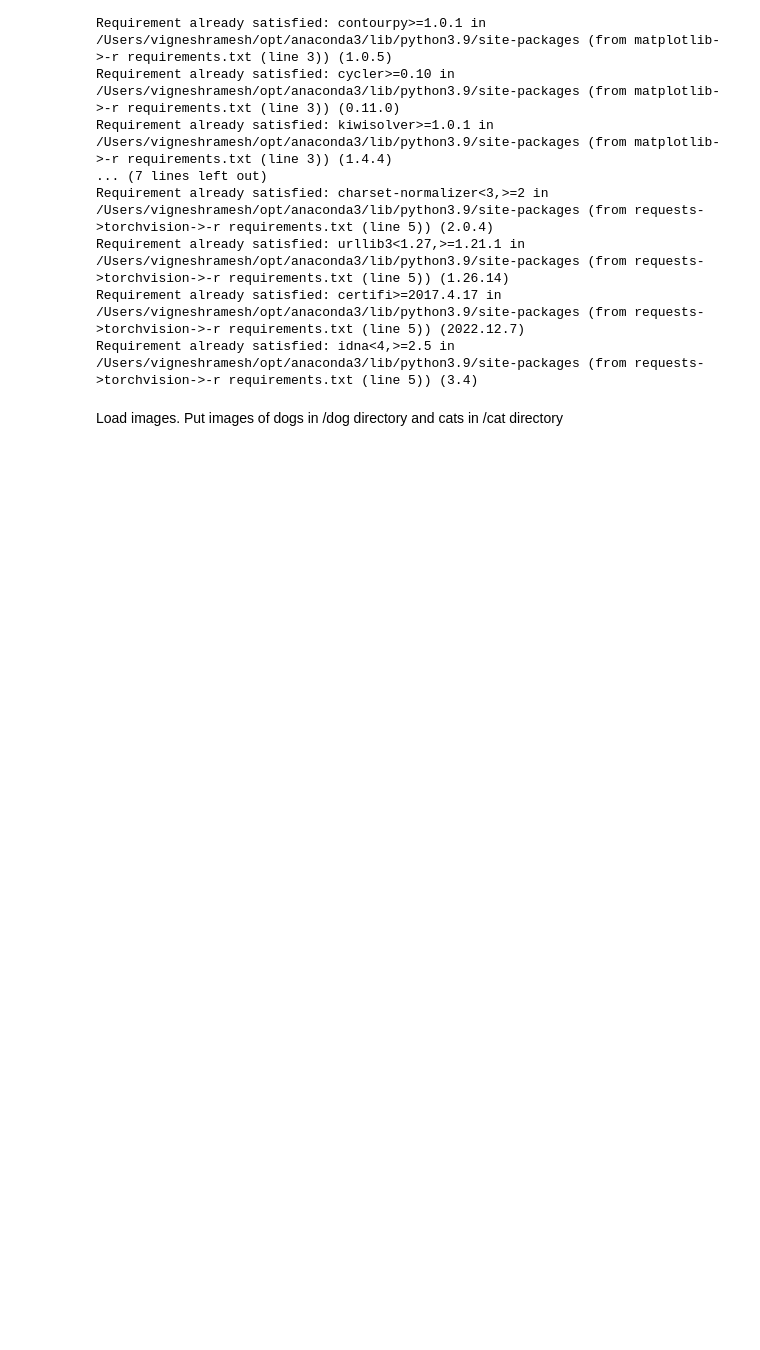
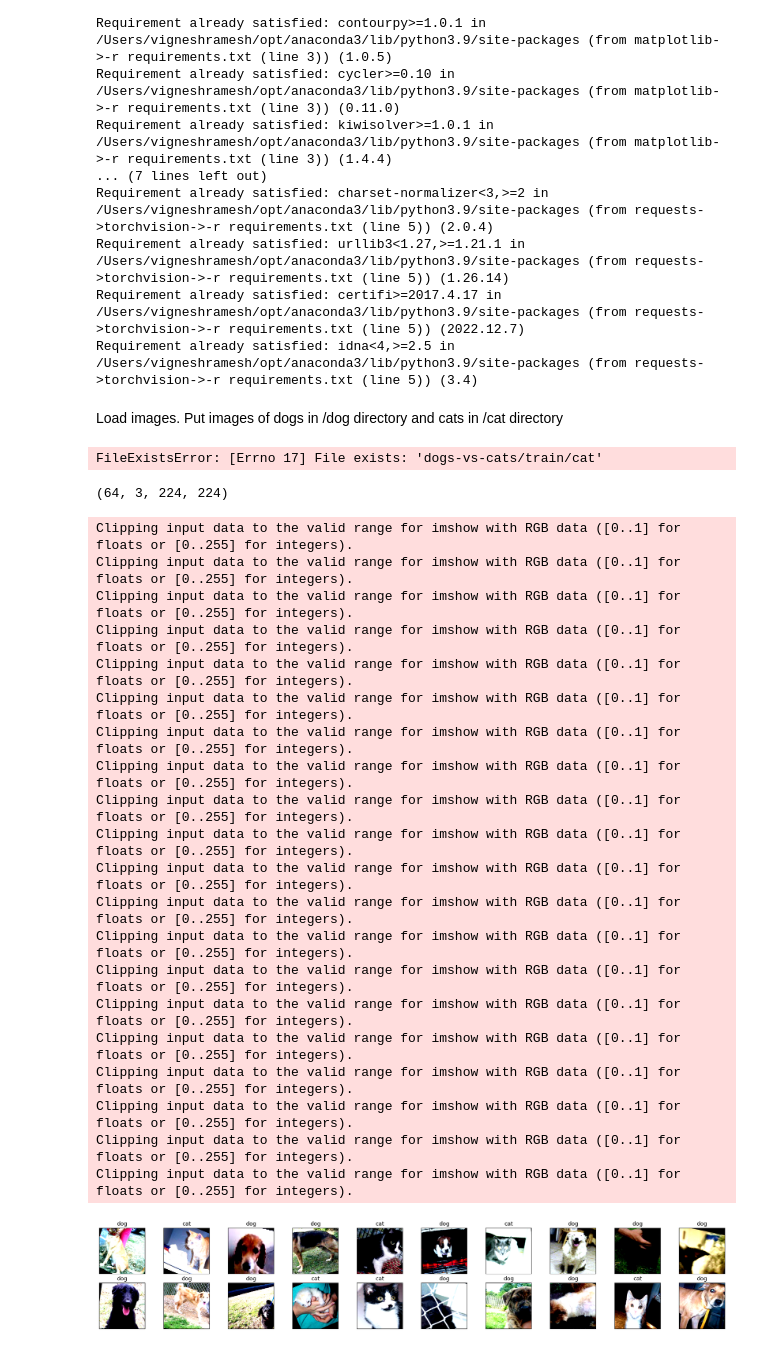
Before and after one commit to rasaviharhouse/cat_or_dog, a Jupyter notebook: cat_or_dog_kaggle_cnn_1.ipynb, the cells around one changed output. Cells and saved outputs as stored; diff of their text form; code cells hidden in the pictures; blank space fills up the shorter version.

Commit message:
Visualize training dataset

```diff
--- a/cat_or_dog_kaggle_cnn_1.ipynb
+++ b/cat_or_dog_kaggle_cnn_1.ipynb
@@ -49,6 +48,7 @@ from torchinfo import summary
 Load images. Put images of dogs in /dog directory and cats in /cat directory
 # %%
 data_dir = 'dogs-vs-cats/train'
+test_dir = 'dogs-vs-cats/test1'
 
 src_files = os.listdir(data_dir)
 os.mkdir('dogs-vs-cats/train/cat')
@@ -61,6 +61,8 @@ for file_name in src_files:
             shutil.move(full_file_name, data_dir + '/dog')
         else:
             shutil.move(full_file_name, data_dir + '/cat')
+# %% [output]
+FileExistsError: [Errno 17] File exists: 'dogs-vs-cats/train/cat'
 # %%
 # Check if any image is corrupted
 def is_image_corrupted(image_path):
@@ -84,0 +88,64 @@ check_image_dir(data_dir + '/dog')
+# %%
+# Define transforms for the training data and testing data
+train_transforms = transforms.Compose([transforms.RandomRotation(30),
+                                       transforms.RandomResizedCrop(224),
+                                       transforms.RandomHorizontalFlip(),
+                                       transforms.ToTensor(),
+                                       transforms.Normalize(mean=[0.485, 0.456, 0.406],
+                                                            std=[0.229, 0.224, 0.225])])
+
+test_transforms = transforms.Compose([transforms.Resize(255),
+                                      transforms.CenterCrop(224),
+                                      transforms.ToTensor(),
+                                      transforms.Normalize(mean=[0.485, 0.456, 0.406],
+                                                           std=[0.229, 0.224, 0.225])])
+
+train_data = datasets.ImageFolder(data_dir, transform=train_transforms)
+# test_data = datasets.ImageFolder(test_dir, transform=test_transforms)
+
+trainloader = torch.utils.data.DataLoader(train_data, batch_size=64, shuffle=True)
+# testloader = torch.utils.data.DataLoader(test_data, batch_size=64)
+# %%
+# helper function to un-normalize and display an image
+def imshow(img):
+    img = img / 2 + 0.5  # unnormalize
+    plt.imshow(np.transpose(img, (1, 2, 0)))  # convert from Tensor image
+# %%
+# obtain one batch of training images
+dataiter = iter(trainloader)
+images, labels = dataiter.next()
+images = images.numpy() # convert images to numpy for display
+images.shape # (number of examples: 20, number of channels: 3, pixel sizes: 32x32)
+# %% [output]
+(64, 3, 224, 224)
+# %%
+# plot the images in the batch, along with the corresponding labels
+fig = plt.figure(figsize=(25, 4))
+# display 20 images
+label_class = (lambda x: 'cat' if x==0 else 'dog')
+for idx in np.arange(20):
+    ax = fig.add_subplot(2, 20//2, idx+1, xticks=[], yticks=[])
+    imshow(images[idx])
+    ax.set_title(label_class(labels[idx]))
+# %% [output]
+Clipping input data to the valid range for imshow with RGB data ([0..1] for floats or [0..255] for integers).
+Clipping input data to the valid range for imshow with RGB data ([0..1] for floats or [0..255] for integers).
+Clipping input data to the valid range for imshow with RGB data ([0..1] for floats or [0..255] for integers).
+Clipping input data to the valid range for imshow with RGB data ([0..1] for floats or [0..255] for integers).
+Clipping input data to the valid range for imshow with RGB data ([0..1] for floats or [0..255] for integers).
+Clipping input data to the valid range for imshow with RGB data ([0..1] for floats or [0..255] for integers).
+Clipping input data to the valid range for imshow with RGB data ([0..1] for floats or [0..255] for integers).
+Clipping input data to the valid range for imshow with RGB data ([0..1] for floats or [0..255] for integers).
+Clipping input data to the valid range for imshow with RGB data ([0..1] for floats or [0..255] for integers).
+Clipping input data to the valid range for imshow with RGB data ([0..1] for floats or [0..255] for integers).
+Clipping input data to the valid range for imshow with RGB data ([0..1] for floats or [0..255] for integers).
+Clipping input data to the valid range for imshow with RGB data ([0..1] for floats or [0..255] for integers).
+Clipping input data to the valid range for imshow with RGB data ([0..1] for floats or [0..255] for integers).
+Clipping input data to the valid range for imshow with RGB data ([0..1] for floats or [0..255] for integers).
+Clipping input data to the valid range for imshow with RGB data ([0..1] for floats or [0..255] for integers).
+Clipping input data to the valid range for imshow with RGB data ([0..1] for floats or [0..255] for integers).
+Clipping input data to the valid range for imshow with RGB data ([0..1] for floats or [0..255] for integers).
+Clipping input data to the valid range for imshow with RGB data ([0..1] for floats or [0..255] for integers).
+Clipping input data to the valid range for imshow with RGB data ([0..1] for floats or [0..255] for integers).
+Clipping input data to the valid range for imshow with RGB data ([0..1] for floats or [0..255] for integers).
+[figure, added]
```
Also changed, not shown: parts of 2 cells of this notebook.
